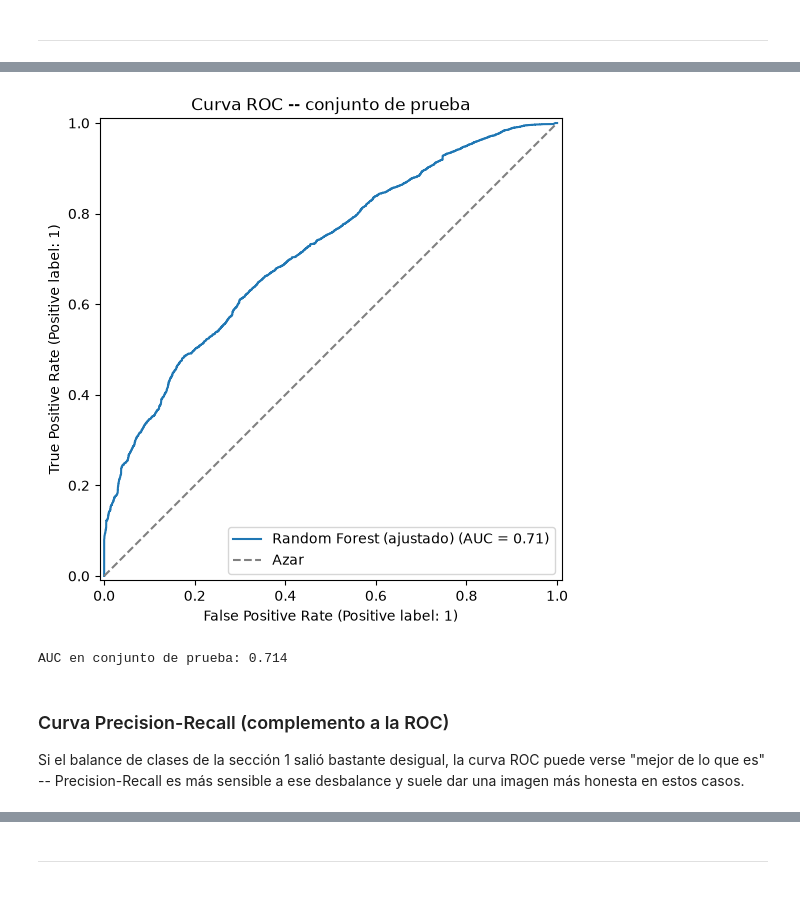
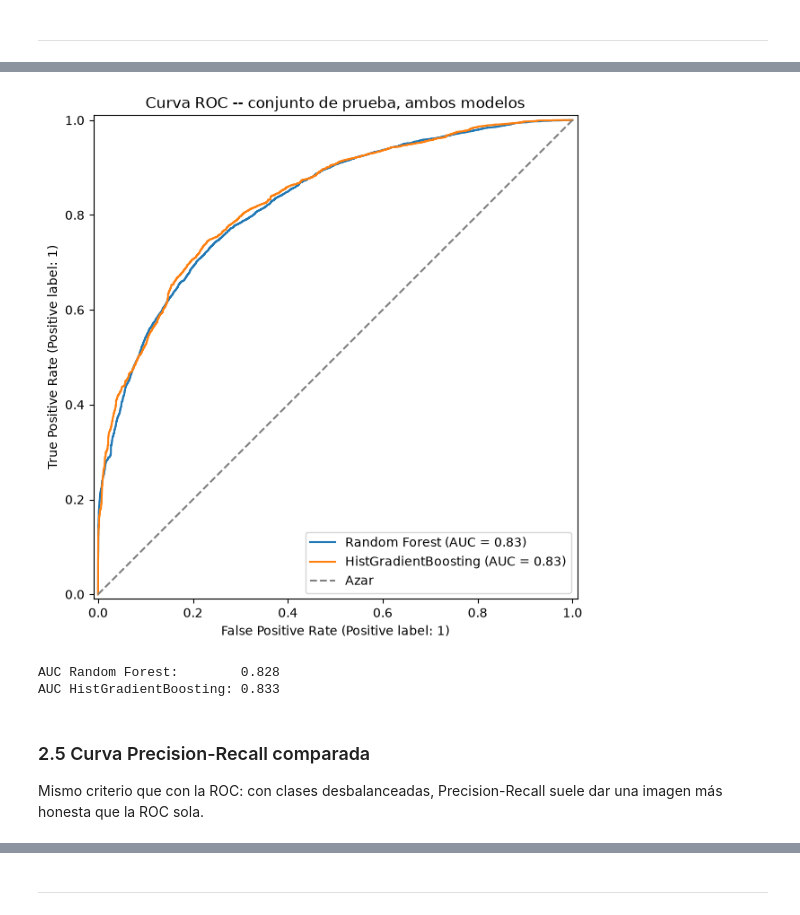
Before and after one commit to ssolorzanocr/Modelo_predictivo_SICOP, a Jupyter notebook: Evaluacion_modelo.ipynb, the cells around one changed output, grey strips where cells are left out. Drawn from its saved outputs; the diff is of its cells as text; code cells hidden in the pictures.

```diff
--- a/Evaluacion_modelo.ipynb
+++ b/Evaluacion_modelo.ipynb
@@ -724,0 +706,25 @@ un AUC parecido, probablemente cualquiera de ellas sirve igual de bien).
+# %%
+param_distributions_hgb = {
+    "clasificador__max_iter": [50, 100, 150, 200, 300],
+    "clasificador__learning_rate": [0.01, 0.05, 0.1, 0.2],
+    "clasificador__max_depth": [None, 3, 5, 10, 15],
+    "clasificador__max_leaf_nodes": [15, 31, 63, 127],
+    "clasificador__min_samples_leaf": [10, 20, 50, 100],
+    "clasificador__l2_regularization": [0, 0.1, 1.0, 10.0],
+}
+
+busqueda_hgb = RandomizedSearchCV(
+    estimator=construir_pipeline_hgb(),
+    param_distributions=param_distributions_hgb,
+    n_iter=20,
+    scoring="roc_auc",
+    cv=TimeSeriesSplit(n_splits=5),
+    random_state=42,
+    n_jobs=-1,
+    verbose=1,
+)
+
+busqueda_hgb.fit(X_train, y_train)
+
+print("Mejores hiperparámetros (HistGradientBoosting):", busqueda_hgb.best_params_)
+print(f"Mejor AUC promedio (validación cruzada): {busqueda_hgb.best_score_:.3f}")
@@ -771,24 +763,27 @@ internamente sobre todo `X_train`, se evalúa sobre el conjunto de **prueba**
 # %%
-mejor_modelo = busqueda.best_estimator_
-probabilidades_test = mejor_modelo.predict_proba(X_test)[:, 1]
+mejor_modelo_rf = busqueda_rf.best_estimator_
+mejor_modelo_hgb = busqueda_hgb.best_estimator_
 
-fig, ax = plt.subplots(figsize=(6, 6))
-RocCurveDisplay.from_predictions(
-    y_test, probabilidades_test, ax=ax, name="Random Forest (ajustado)"
-)
+probabilidades_test_rf = mejor_modelo_rf.predict_proba(X_test)[:, 1]
+probabilidades_test_hgb = mejor_modelo_hgb.predict_proba(X_test)[:, 1]
+
+fig, ax = plt.subplots(figsize=(7, 7))
+RocCurveDisplay.from_predictions(y_test, probabilidades_test_rf, ax=ax, name="Random Forest")
+RocCurveDisplay.from_predictions(y_test, probabilidades_test_hgb, ax=ax, name="HistGradientBoosting")
 ax.plot([0, 1], [0, 1], linestyle="--", color="gray", label="Azar")
-ax.set_title("Curva ROC -- conjunto de prueba")
+ax.set_title("Curva ROC -- conjunto de prueba, ambos modelos")
 ax.legend()
 plt.show()
 
-print(f"AUC en conjunto de prueba: {roc_auc_score(y_test, probabilidades_test):.3f}")
+print(f"AUC Random Forest:        {roc_auc_score(y_test, probabilidades_test_rf):.3f}")
+print(f"AUC HistGradientBoosting: {roc_auc_score(y_test, probabilidades_test_hgb):.3f}")
 # %% [output]
-[figure, old version]
+[figure, new version]
-AUC en conjunto de prueba: 0.714
+AUC Random Forest:        0.828
+AUC HistGradientBoosting: 0.833
-# %% [markdown]
-### Curva Precision-Recall (complemento a la ROC)
-
-Si el balance de clases de la sección 1 salió bastante desigual, la curva
-ROC puede verse "mejor de lo que es" -- Precision-Recall es más sensible a
-ese desbalance y suele dar una imagen más honesta en estos casos.
+# %% [markdown]
+### 2.5 Curva Precision-Recall comparada
+
+Mismo criterio que con la ROC: con clases desbalanceadas, Precision-Recall
+suele dar una imagen más honesta que la ROC sola.
 # %%
```
Also changed, not shown: parts of 51 cells of this notebook, 1 other file.
